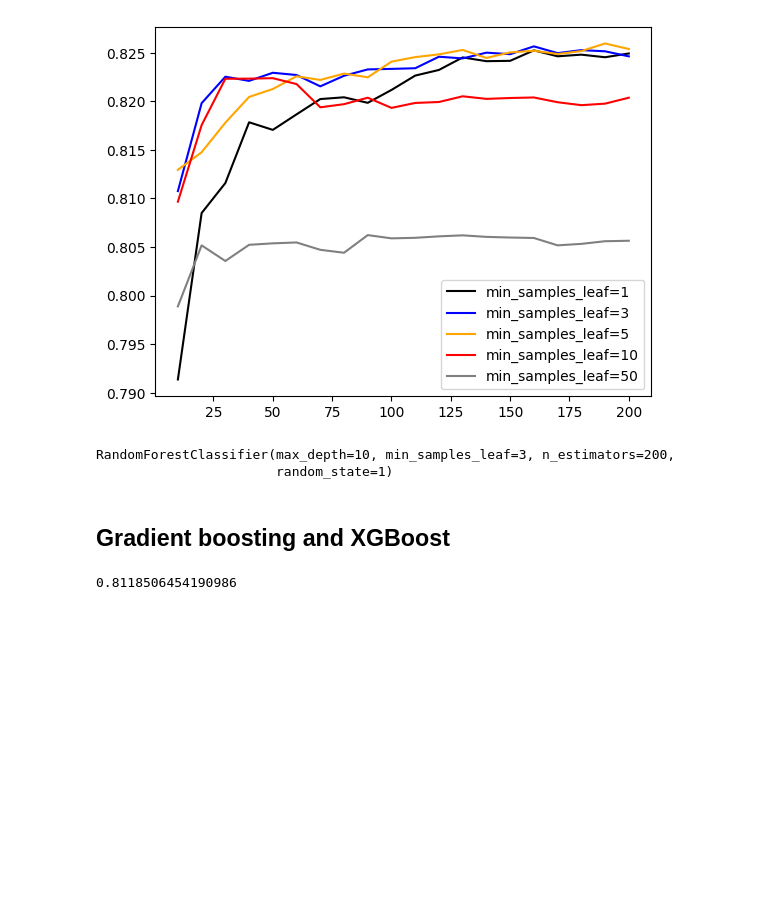
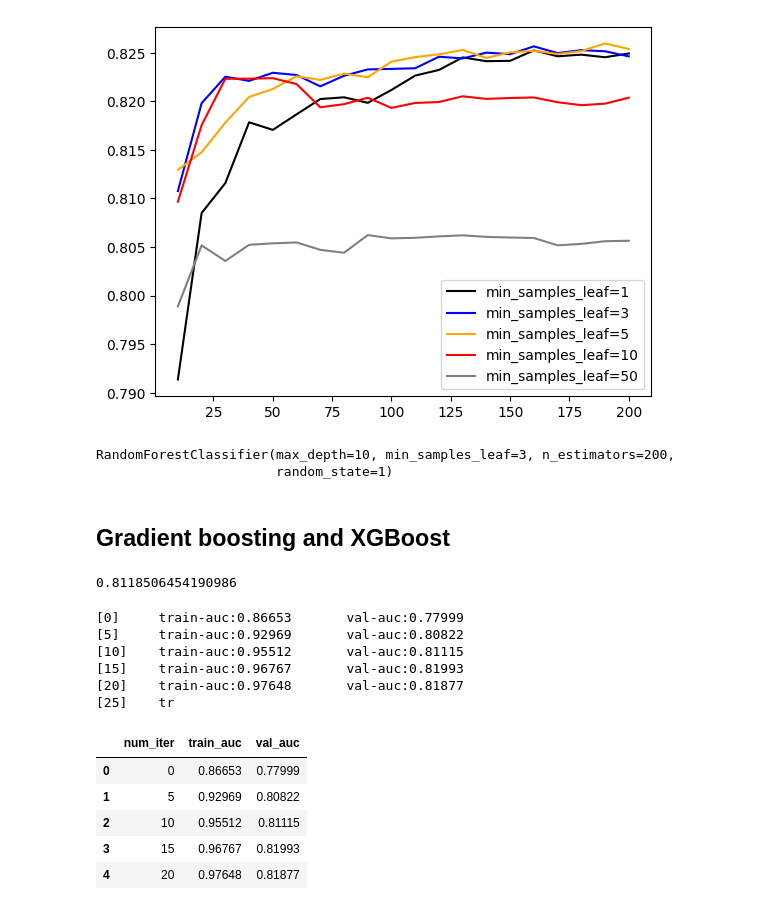
Before and after one commit to denis911/decision-trees-xgboost-kaggle-credit-risk-score, a Jupyter notebook: data prep Kaggle credit score.ipynb, the cells around one changed output. Drawn from its saved outputs; the diff is of its cells as text; code cells hidden in the pictures; blank space fills up the shorter version.

```diff
--- a/data prep Kaggle credit score.ipynb
+++ b/data prep Kaggle credit score.ipynb
@@ -674,0 +697,10 @@ roc_auc_score(y_val, y_pred)
+# %%
+s = output.stdout
+print(s[:200])
+# %% [output]
+[0]     train-auc:0.86653       val-auc:0.77999
+[5]     train-auc:0.92969       val-auc:0.80822
+[10]    train-auc:0.95512       val-auc:0.81115
+[15]    train-auc:0.96767       val-auc:0.81993
+[20]    train-auc:0.97648       val-auc:0.81877
+[25]    tr
@@ -674,0 +725,10 @@ roc_auc_score(y_val, y_pred)
+# %%
+df_score = parse_xgb_output(output)
+df_score.head()
+# %% [output]
+|  | num_iter | train_auc | val_auc |
+| 0 | 0 | 0.86653 | 0.77999 |
+| 1 | 5 | 0.92969 | 0.80822 |
+| 2 | 10 | 0.95512 | 0.81115 |
+| 3 | 15 | 0.96767 | 0.81993 |
+| 4 | 20 | 0.97648 | 0.81877 |
```
Also changed, not shown: parts of 6 cells of this notebook.
